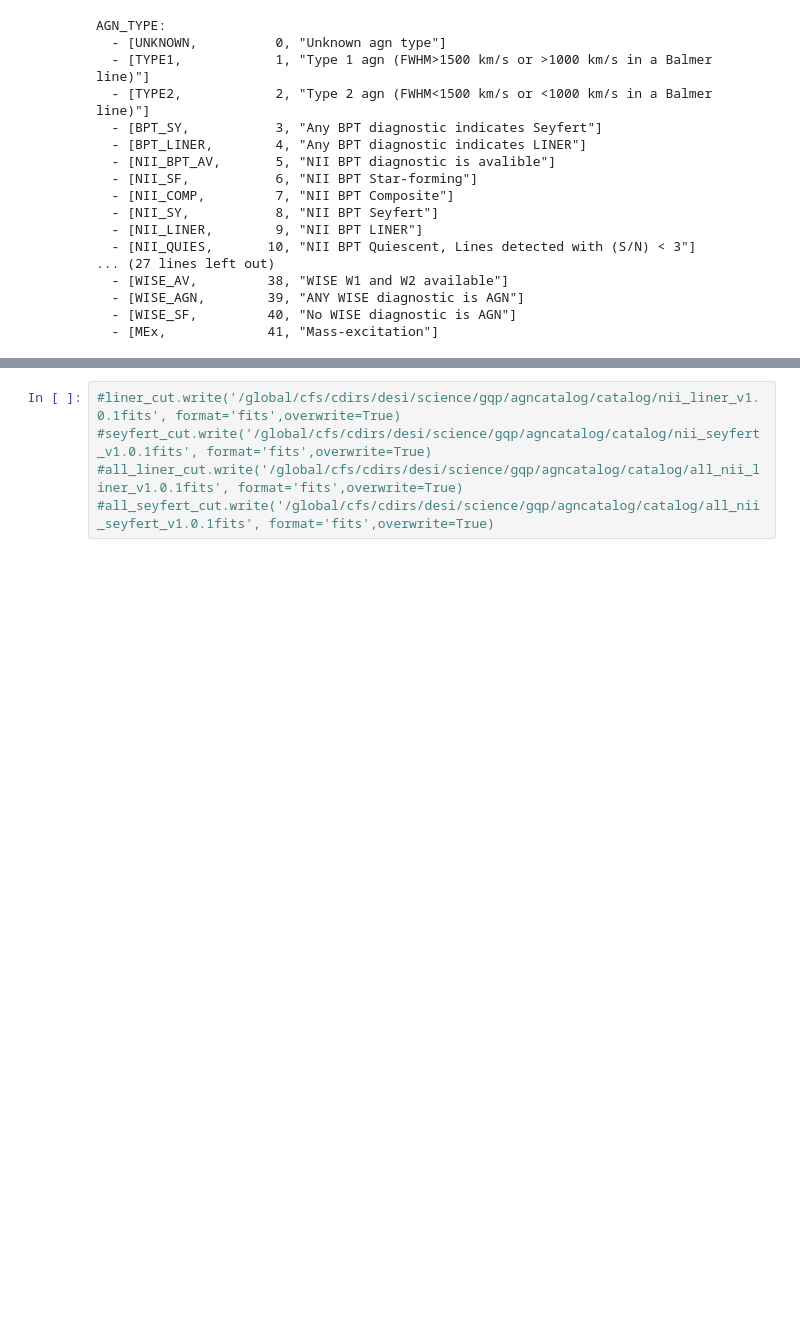
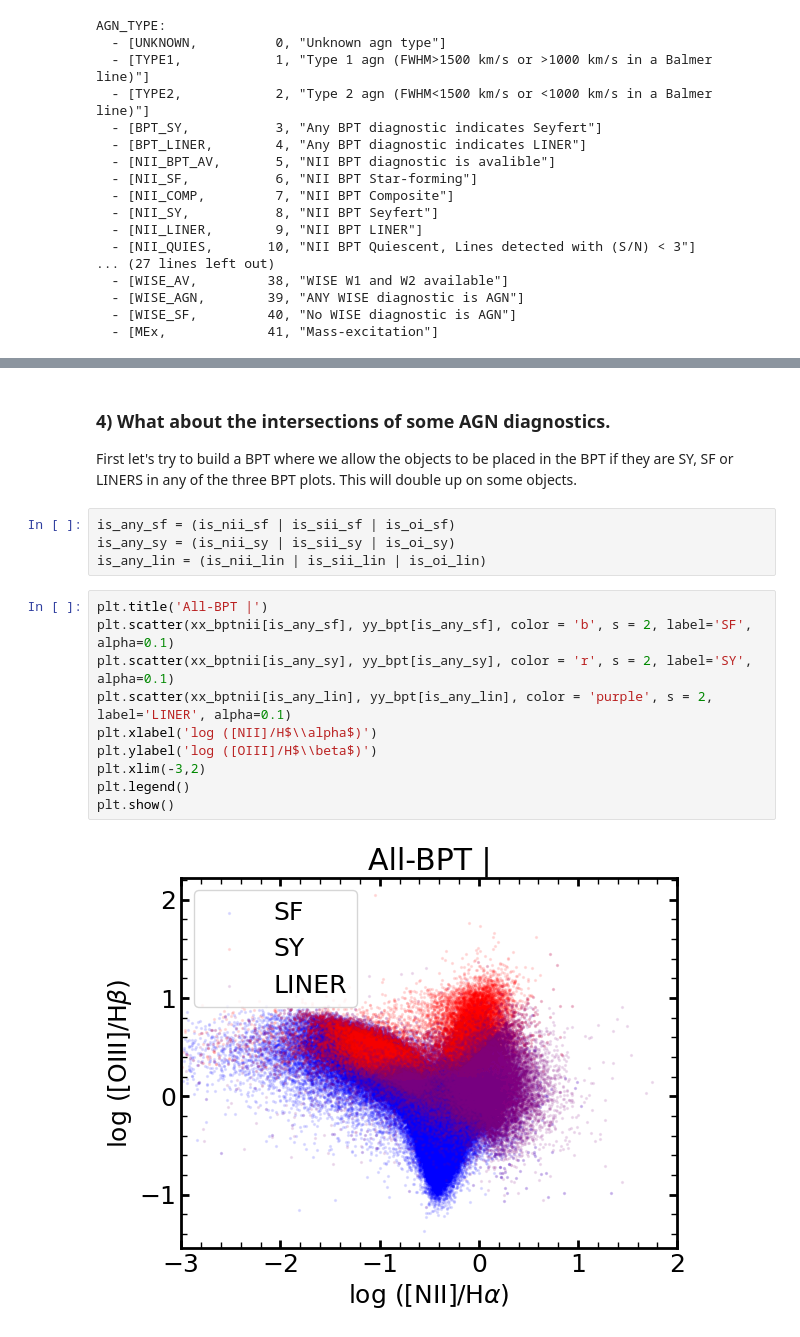
Before and after one commit to cosmodesi/desigaldev, a Jupyter notebook: AgnCats/notebooks/how_to_use.ipynb, the cells around one changed output, grey strips where cells are left out. Cells and saved outputs as stored; diff of their text form; blank space fills up the shorter version.

Commit message:
how to updated and diagnostic functions NII line added

```diff
--- a/AgnCats/notebooks/how_to_use.ipynb
+++ b/AgnCats/notebooks/how_to_use.ipynb
@@ -209,5 +265,20 @@ len(all_seyfert_cut)
-# %%
-#liner_cut.write('/global/cfs/cdirs/desi/science/gqp/agncatalog/catalog/nii_liner_v1.0.1fits', format='fits',overwrite=True)
-#seyfert_cut.write('/global/cfs/cdirs/desi/science/gqp/agncatalog/catalog/nii_seyfert_v1.0.1fits', format='fits',overwrite=True)
-#all_liner_cut.write('/global/cfs/cdirs/desi/science/gqp/agncatalog/catalog/all_nii_liner_v1.0.1fits', format='fits',overwrite=True)
-#all_seyfert_cut.write('/global/cfs/cdirs/desi/science/gqp/agncatalog/catalog/all_nii_seyfert_v1.0.1fits', format='fits',overwrite=True)
+# %% [markdown]
+### 4) What about the intersections of some AGN diagnostics.
+
+First let's try to build a BPT where we allow the objects to be placed in the BPT if they are SY, SF or LINERS in any of the three BPT plots. This will double up on some objects.
+# %%
+is_any_sf = (is_nii_sf | is_sii_sf | is_oi_sf)
+is_any_sy = (is_nii_sy | is_sii_sy | is_oi_sy)
+is_any_lin = (is_nii_lin | is_sii_lin | is_oi_lin)
+# %%
+plt.title('All-BPT |')
+plt.scatter(xx_bptnii[is_any_sf], yy_bpt[is_any_sf], color = 'b', s = 2, label='SF', alpha=0.1)
+plt.scatter(xx_bptnii[is_any_sy], yy_bpt[is_any_sy], color = 'r', s = 2, label='SY', alpha=0.1)
+plt.scatter(xx_bptnii[is_any_lin], yy_bpt[is_any_lin], color = 'purple', s = 2, label='LINER', alpha=0.1)
+plt.xlabel('log ([NII]/H$\\alpha$)')
+plt.ylabel('log ([OIII]/H$\\beta$)')
+plt.xlim(-3,2)
+plt.legend()
+plt.show()
+# %% [output]
+[figure, added]
```
Also changed, not shown: parts of 47 cells of this notebook, 1 other file.
